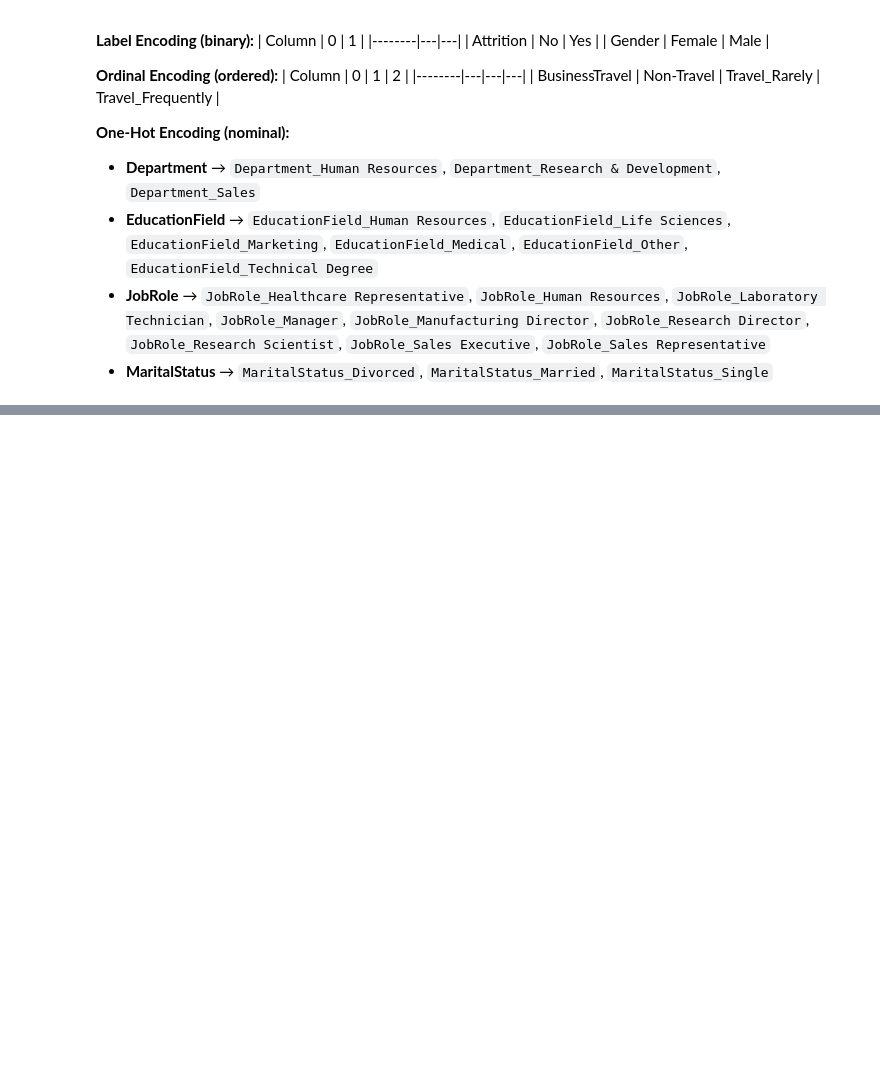
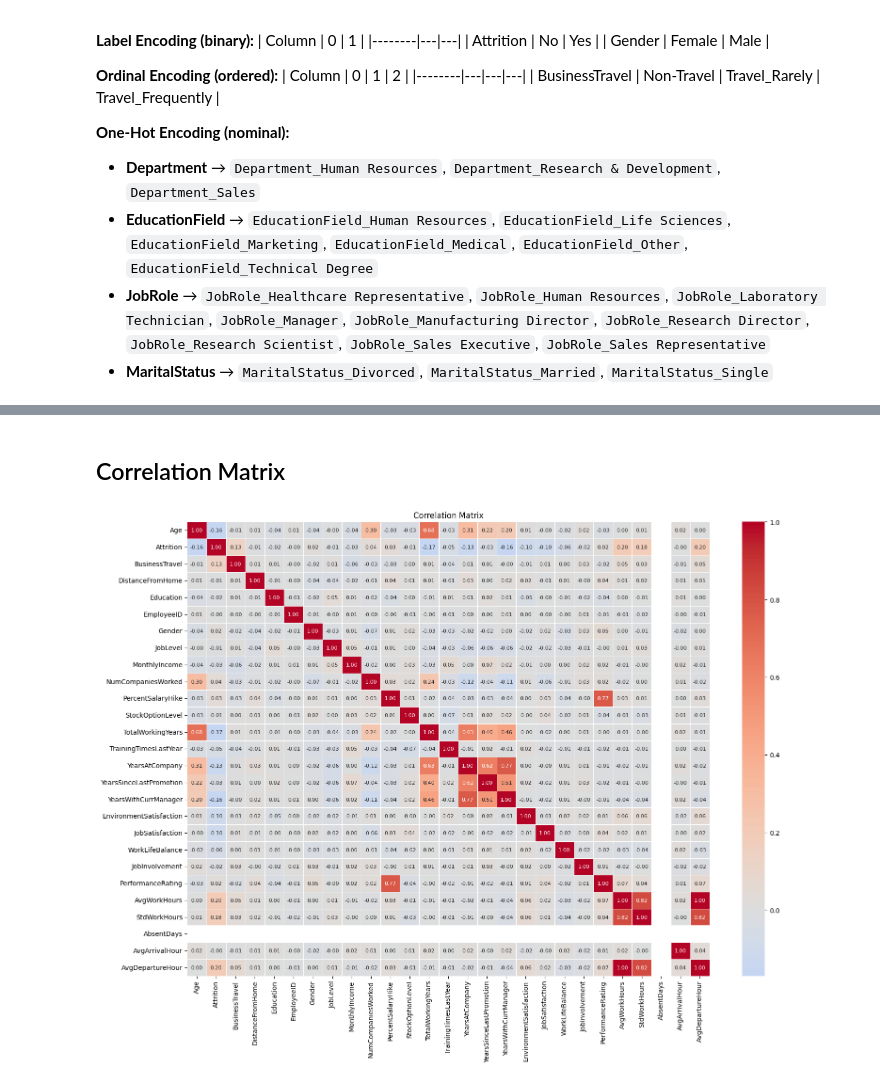
Before and after one commit to Ilyass1309/employee-attrition-prediction, a Jupyter notebook: attrition_analysis.ipynb, the cells around one changed output, grey strips where cells are left out. Cells and saved outputs as stored; diff of their text form; code cells hidden in the pictures; blank space fills up the shorter version.

Commit message:
Start EDA

```diff
--- a/attrition_analysis.ipynb
+++ b/attrition_analysis.ipynb
@@ -359,0 +385,15 @@ df.head()
+# %% [markdown]
+## Correlation Matrix
+# %%
+# Exclude one-hot encoded columns from correlation matrix
+one_hot_prefixes = ("Department_", "EducationField_", "JobRole_", "MaritalStatus_")
+cols_corr = [col for col in df.select_dtypes(include="number").columns if not col.startswith(one_hot_prefixes)]
+
+plt.figure(figsize=(16, 12))
+corr = df[cols_corr].corr()
+sns.heatmap(corr, annot=True, fmt=".2f", cmap="coolwarm", center=0, linewidths=0.5, annot_kws={"size": 8})
+plt.title("Correlation Matrix")
+plt.tight_layout()
+plt.show()
+# %% [output]
+[figure, added]
```
Also changed, not shown: parts of 7 cells of this notebook.
